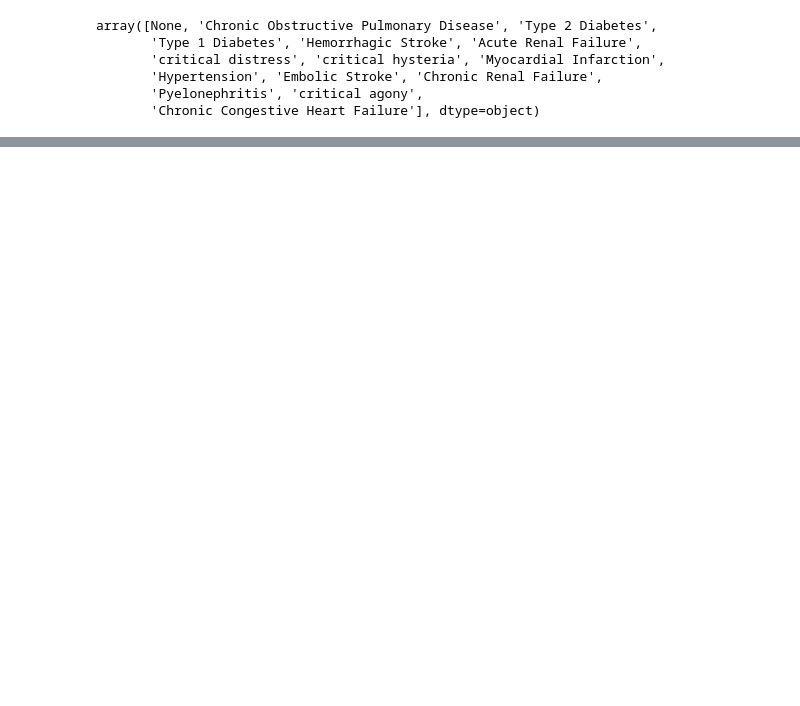
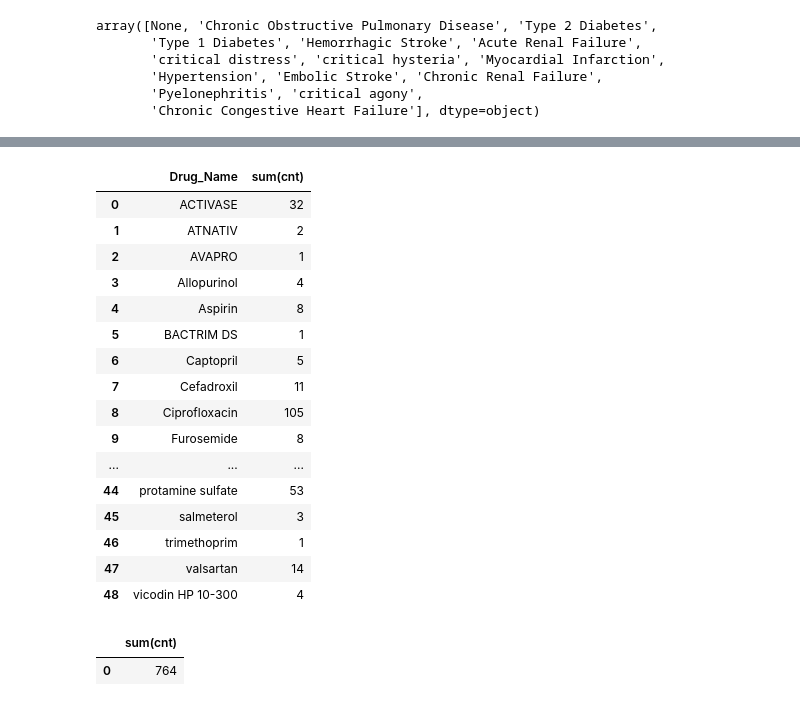
Before and after one commit to khushbooekhande/DrugRecommendationSystem, a Jupyter notebook: Preprocessing and Analysis.ipynb, the cells around one changed output, grey strips where cells are left out. Drawn from its saved outputs; the diff is of its cells as text; code cells hidden in the pictures; blank space fills up the shorter version.

Commit message:
Updated code cells for getting drug count

```diff
--- a/Preprocessing and Analysis.ipynb
+++ b/Preprocessing and Analysis.ipynb
@@ -584,0 +568,28 @@ merged_data.to_csv("merged_data.csv")
+# %%
+#Extracts drug names which have null values associated with description, severity, and CC
+drug_count = ps.sqldf("""select Drug_Name, sum(cnt) from drugname where description is null and severity is null and CC is null  group by Drug_Name""" )
+drug_count
+# %% [output]
+|  | Drug_Name | sum(cnt) |
+| 0 | ACTIVASE | 32 |
+| 1 | ATNATIV | 2 |
+| 2 | AVAPRO | 1 |
+| 3 | Allopurinol | 4 |
+| 4 | Aspirin | 8 |
+| 5 | BACTRIM DS | 1 |
+| 6 | Captopril | 5 |
+| 7 | Cefadroxil | 11 |
+| 8 | Ciprofloxacin | 105 |
+| 9 | Furosemide | 8 |
+| ... | ... | ... |
+| 44 | protamine sulfate | 53 |
+| 45 | salmeterol | 3 |
+| 46 | trimethoprim | 1 |
+| 47 | valsartan | 14 |
+| 48 | vicodin HP 10-300 | 4 |
+# %%
+totalcount = ps.sqldf("""select sum(cnt) from drugname where description is null and severity is null and CC is null""" )
+totalcount
+# %% [output]
+|  | sum(cnt) |
+| 0 | 764 |
```
Also changed, not shown: parts of 18 cells of this notebook.
